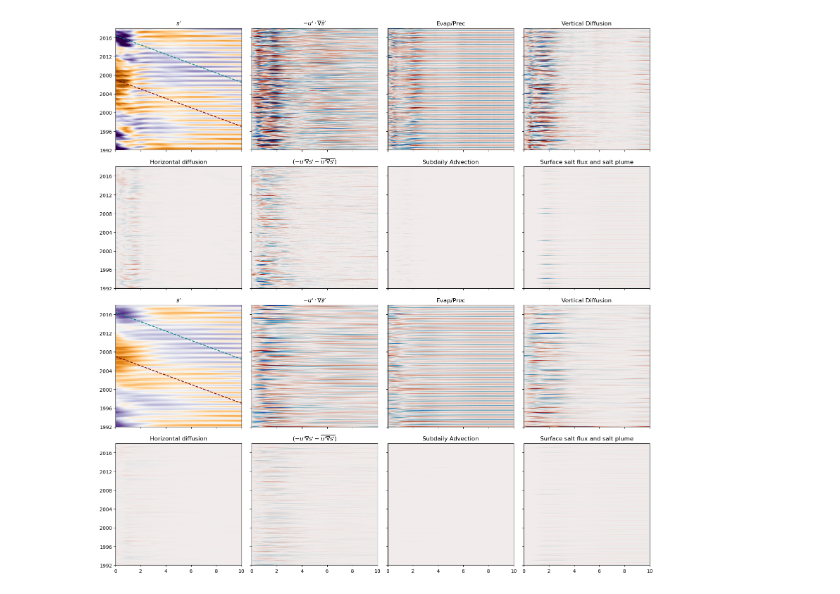
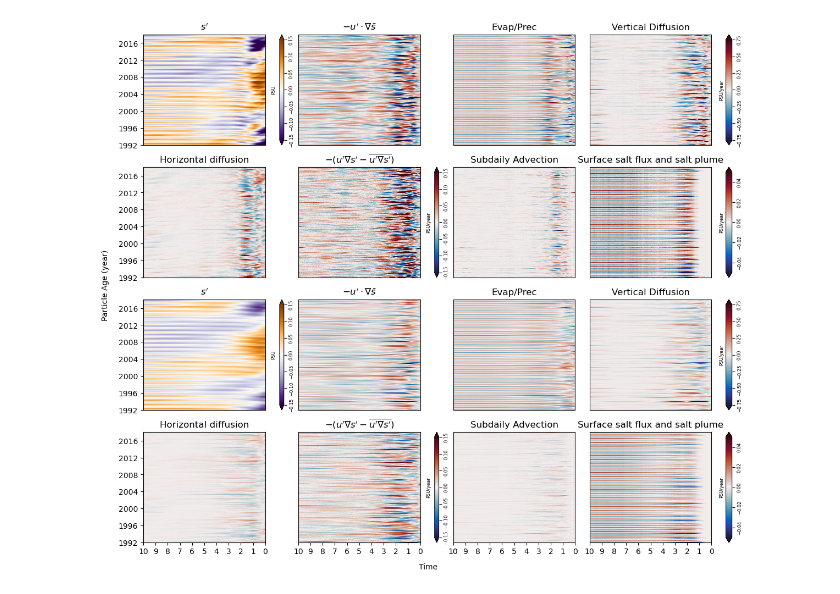
Before and after one commit to MaceKuailv/lagrangian_budget_plot, a Jupyter notebook: hovmoller.ipynb, the cells around one changed output. Drawn from its saved outputs; the diff is of its cells as text; code cells hidden in the pictures.

```diff
--- a/hovmoller.ipynb
+++ b/hovmoller.ipynb
@@ -20,14 +22,24 @@ ptime = np.linspace(0,3655,3650)/365
 salty_time = rtime[salty_idate - np.arange(len(ptime))]
 fresh_time = rtime[fresh_idate - np.arange(len(ptime))]
 # %%
-%%time
-fig,axs = plt.subplots(4,4, figsize = (16,16),sharex = True,sharey = True,subplot_kw={'xlim':(0,10)})
+small = 0.035
+aa = 12
+svmax = 0.15
+vmax0 = 0.75
+vmax1 = 0.15
+vmax2 = 0.05
+
+a = aa*(3*small+4+0.5)/4
+fig = plt.figure(figsize=(a,aa))
+gs = GridSpec(4, 7, width_ratios=[1,small, 1,small, 1, 1, 0.05])
+axs = np.array([[plt.subplot(gs[i,j]) for j in [0,2,4,5] ] for i in range(4)])
+# fig,axs = plt.subplots(4,4, figsize = (16,16),sharey = True,subplot_kw={'xlim':(0,10)})
 axs = axs.ravel()
 order = ['sf']+ rhs_list
 titles = [r"$s'$"]+[term_dic[i] for i in rhs_list]
 for i,var in enumerate(order):
     if 's' in var:
-        vmax = 0.15
+        vmax = svmax
         cmap = s_cmap
         ratio4 = 1
         ratioa = 1
@@ -36,14 +48,59 @@ for i,var in enumerate(order):
         axs[i+8].plot(ptime,salty_time,'--', color = salty_theme_color)
         axs[i+8].plot(ptime,fresh_time,'--', color = fresh_theme_color)
     else:
-        vmax = 0.002
+        if i >5:
+            vmax = vmax2
+        elif i >3:
+            vmax = vmax1
+        else:
+            vmax = vmax0
         cmap = term_cmap
-        ratio4 = -1/NUMBER_OF_PARTICLE_domain4
-        ratioa = -1/NUMBER_OF_PARTICLE_domain_all
-    axs[i].pcolormesh(ptime[b],rtime[b],ds4[var][bb]*ratio4,vmax = vmax, vmin = -vmax, cmap = cmap)
-    axs[i+8].pcolormesh(ptime[b],rtime[b],dsa[var][bb]*ratioa,vmax = vmax, vmin = -vmax, cmap = cmap)
+        ratio4 = -1/NUMBER_OF_PARTICLE_domain4*365.2422
+        ratioa = -1/NUMBER_OF_PARTICLE_domain_all*365.2422
+    axs[i].pcolormesh(-ptime[b],rtime[b],ds4[var][bb]*ratio4,vmax = vmax, vmin = -vmax, cmap = cmap)
+    axs[i+8].pcolormesh(-ptime[b],rtime[b],dsa[var][bb]*ratioa,vmax = vmax, vmin = -vmax, cmap = cmap)
     axs[i].set_title(titles[i])
     axs[i+8].set_title(titles[i])
-plt.tight_layout()
-plt.savefig('figure8.png')
+
+
+# aspect = float(rtime[0]-rtime[1])/(ptime[0]-ptime[-1])/7e15
+for i,ax in enumerate(axs):
+    ax.set_xlim(-10,0)
+    # ax.set_aspect(aspect)
+    if i<12:
+        ax.set_xticks([])
+    else:
+        ax.set_xticks(-np.arange(11), [str(i) for i in range(11)])
+    if i%4!=0:
+        ax.set_yticks([])
+
+for (label,vmax,cmap,i,j) in [
+    ('PSU',svmax,s_cmap,0,1),
+    ('PSU/year',vmax0,term_cmap,0,6),
+    ('PSU/year',vmax1,term_cmap,1,3),
+    ('PSU/year',vmax2,term_cmap,1,6),
+]:
+    for hey in [0,2]:
+        cbar = plt.colorbar(
+            cm.ScalarMappable(
+                norm = mpl.colors.Normalize(vmin=-vmax, vmax=vmax),
+                cmap = cmap
+            ),
+            cax = plt.subplot(gs[i+hey,j]),
+            extend = 'both',
+        )
+        cbar.ax.tick_params(axis='y', which='major', pad=3)
+        cbar.ax.set_ylabel(label,labelpad = -30,fontsize = 6)
+        ticklabs = cbar.ax.get_yticklabels()
+        cbar.ax.set_yticklabels(ticklabs, fontsize=6,rotation = 90,va = 'center')
+# plt.tight_layout()
+# fig.add_subplot(111, frameon=False)
+# plt.tick_params(labelcolor='none', which='both', top=False, bottom=False, left=False, right=False)
+# plt.xlabel('Time')
+# plt.ylabel('Particle Age (year)')
+# fig.supxlabel('Time')
+# fig.supylabel('Particle Age (year)')
+fig.text(0.5, 0.07, 'Time', ha='center')
+fig.text(0.07, 0.5, 'Particle Age (year)', va='center', rotation='vertical')
+plt.savefig('figure8.png',dpi = dpi)
 # %% [output]
@@ -52 +107 @@ Wall time: 1min 36s
-[figure, old version]
+[figure, new version]
```
Also changed, not shown: parts of 2 cells of this notebook, 15 other files.
